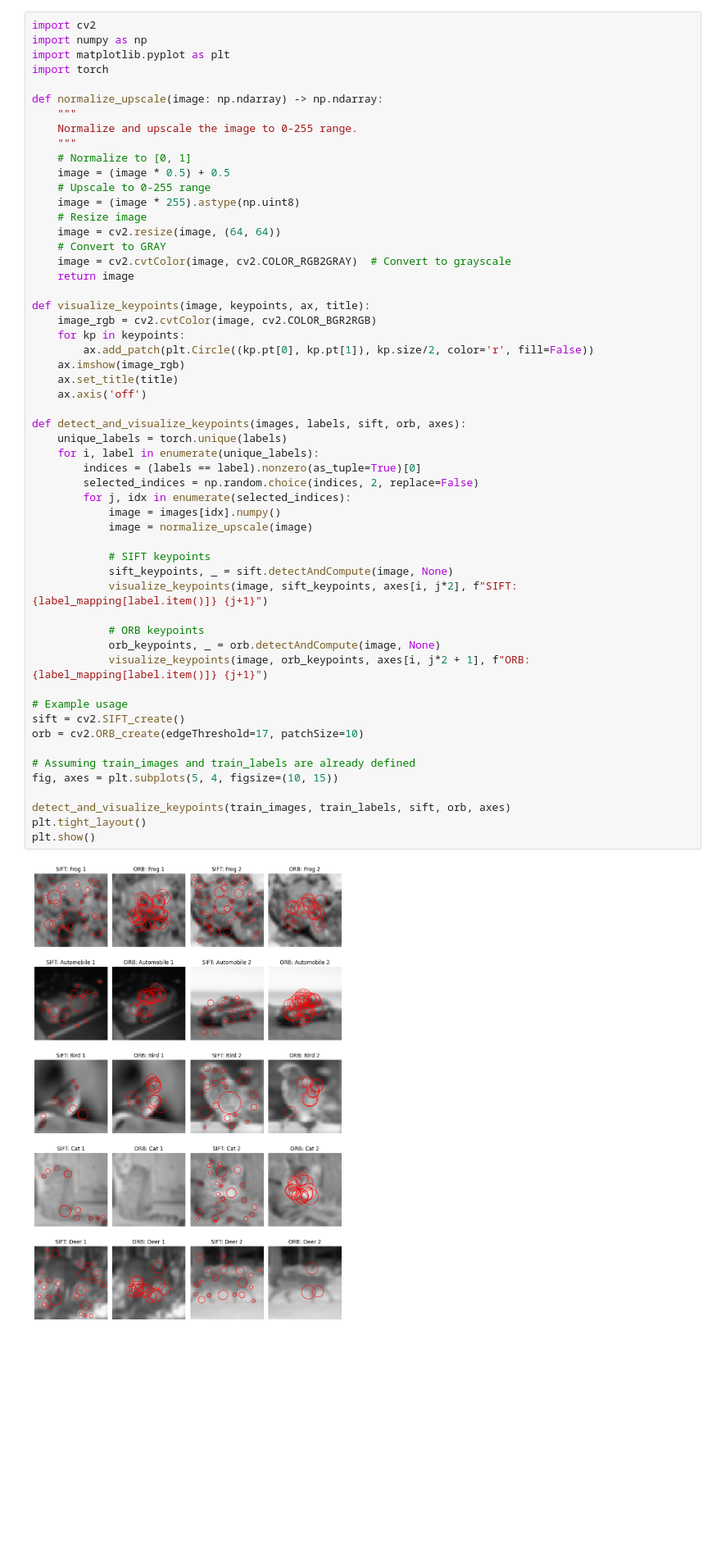
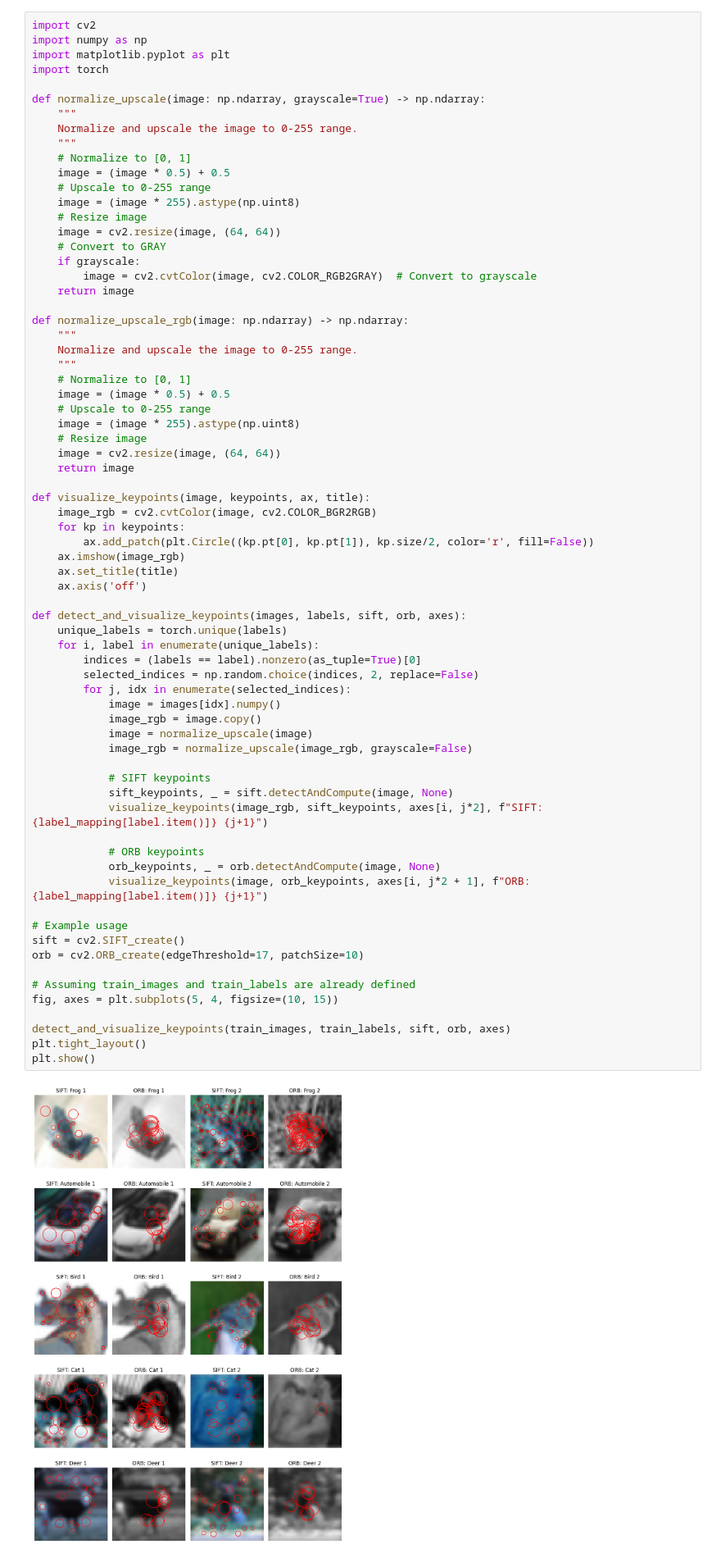
Before and after one commit to pradyutnair/cv1-final-lab-part-1, a Jupyter notebook: cv1-final-lab-part-1.ipynb, the cells around one changed output. Shown at 82% size. Cells and saved outputs as stored; diff of their text form; blank space fills up the shorter version.

Commit message:
add colour to section 2 plot, update hyperparameters section 10

```diff
--- a/cv1-final-lab-part-1.ipynb
+++ b/cv1-final-lab-part-1.ipynb
@@ -267,7 +267,7 @@ import numpy as np
 import matplotlib.pyplot as plt
 import torch
 
-def normalize_upscale(image: np.ndarray) -> np.ndarray:
+def normalize_upscale(image: np.ndarray, grayscale=True) -> np.ndarray:
     """
     Normalize and upscale the image to 0-255 range.
     """
@@ -278,7 +278,20 @@ def normalize_upscale(image: np.ndarray) -> np.ndarray:
     # Resize image
     image = cv2.resize(image, (64, 64))
     # Convert to GRAY
-    image = cv2.cvtColor(image, cv2.COLOR_RGB2GRAY)  # Convert to grayscale
+    if grayscale:
+        image = cv2.cvtColor(image, cv2.COLOR_RGB2GRAY)  # Convert to grayscale
+    return image
+
+def normalize_upscale_rgb(image: np.ndarray) -> np.ndarray:
+    """
+    Normalize and upscale the image to 0-255 range.
+    """
+    # Normalize to [0, 1]
+    image = (image * 0.5) + 0.5
+    # Upscale to 0-255 range
+    image = (image * 255).astype(np.uint8)
+    # Resize image
+    image = cv2.resize(image, (64, 64))
     return image
 
 def visualize_keypoints(image, keypoints, ax, title):
@@ -289,35 +302,37 @@ def visualize_keypoints(image, keypoints, ax, title):
     ax.set_title(title)
     ax.axis('off')
 
 def detect_and_visualize_keypoints(images, labels, sift, orb, axes):
     unique_labels = torch.unique(labels)
     for i, label in enumerate(unique_labels):
         indices = (labels == label).nonzero(as_tuple=True)[0]
         selected_indices = np.random.choice(indices, 2, replace=False)
         for j, idx in enumerate(selected_indices):
             image = images[idx].numpy()
+            image_rgb = image.copy()
             image = normalize_upscale(image)
+            image_rgb = normalize_upscale(image_rgb, grayscale=False)
 
             # SIFT keypoints
             sift_keypoints, _ = sift.detectAndCompute(image, None)
-            visualize_keypoints(image, sift_keypoints, axes[i, j*2], f"SIFT: {label_mapping[label.item()]} {j+1}")
+            visualize_keypoints(image_rgb, sift_keypoints, axes[i, j*2], f"SIFT: {label_mapping[label.item()]} {j+1}")
 
             # ORB keypoints
             orb_keypoints, _ = orb.detectAndCompute(image, None)
             visualize_keypoints(image, orb_keypoints, axes[i, j*2 + 1], f"ORB: {label_mapping[label.item()]} {j+1}")
 
 # Example usage
 sift = cv2.SIFT_create()
 orb = cv2.ORB_create(edgeThreshold=17, patchSize=10)
 
 # Assuming train_images and train_labels are already defined
 fig, axes = plt.subplots(5, 4, figsize=(10, 15))
 
 detect_and_visualize_keypoints(train_images, train_labels, sift, orb, axes)
 plt.tight_layout()
 plt.show()
 # %% [output]
-[figure, old version]
+[figure, new version]
 # %% [markdown]
 #### View number of detected keypoints per class per method
 # %%
```
Also changed, not shown: parts of 16 cells of this notebook.
